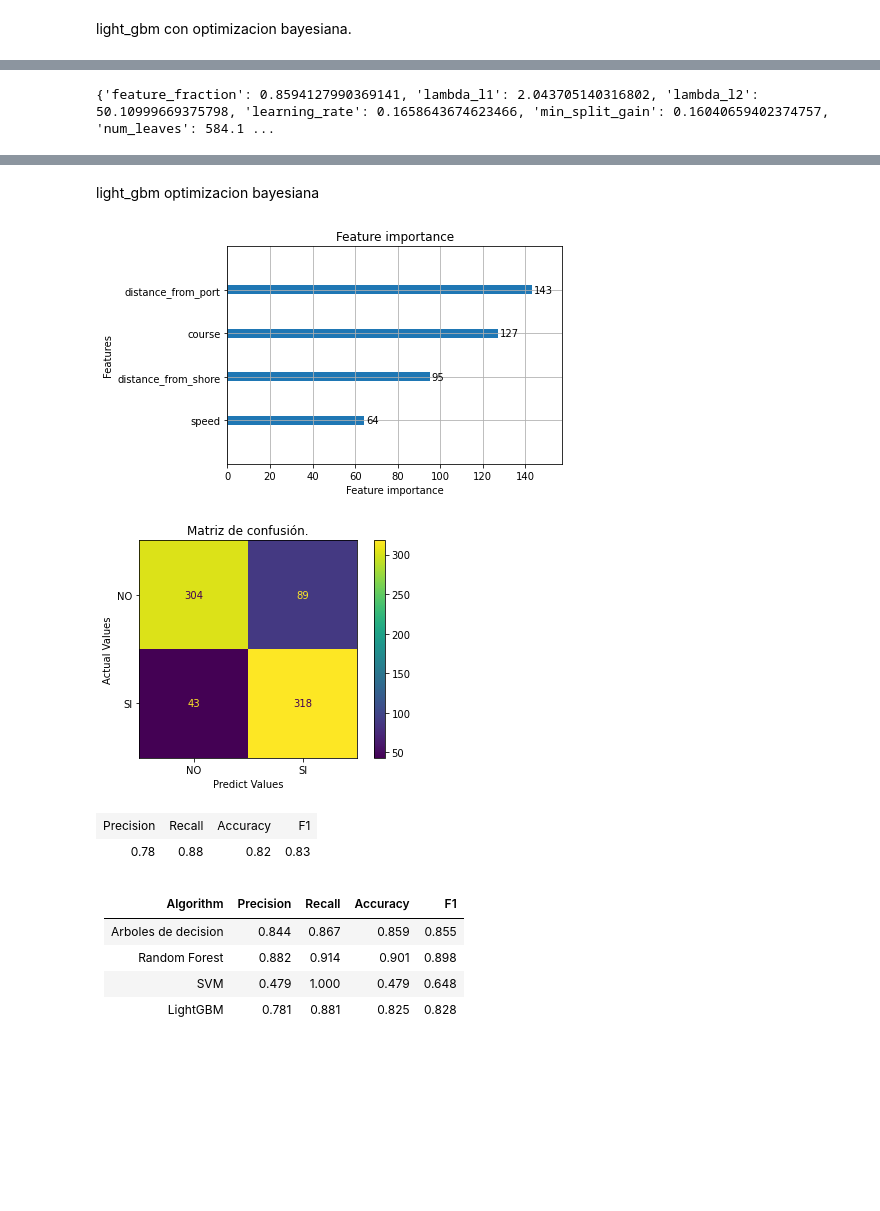
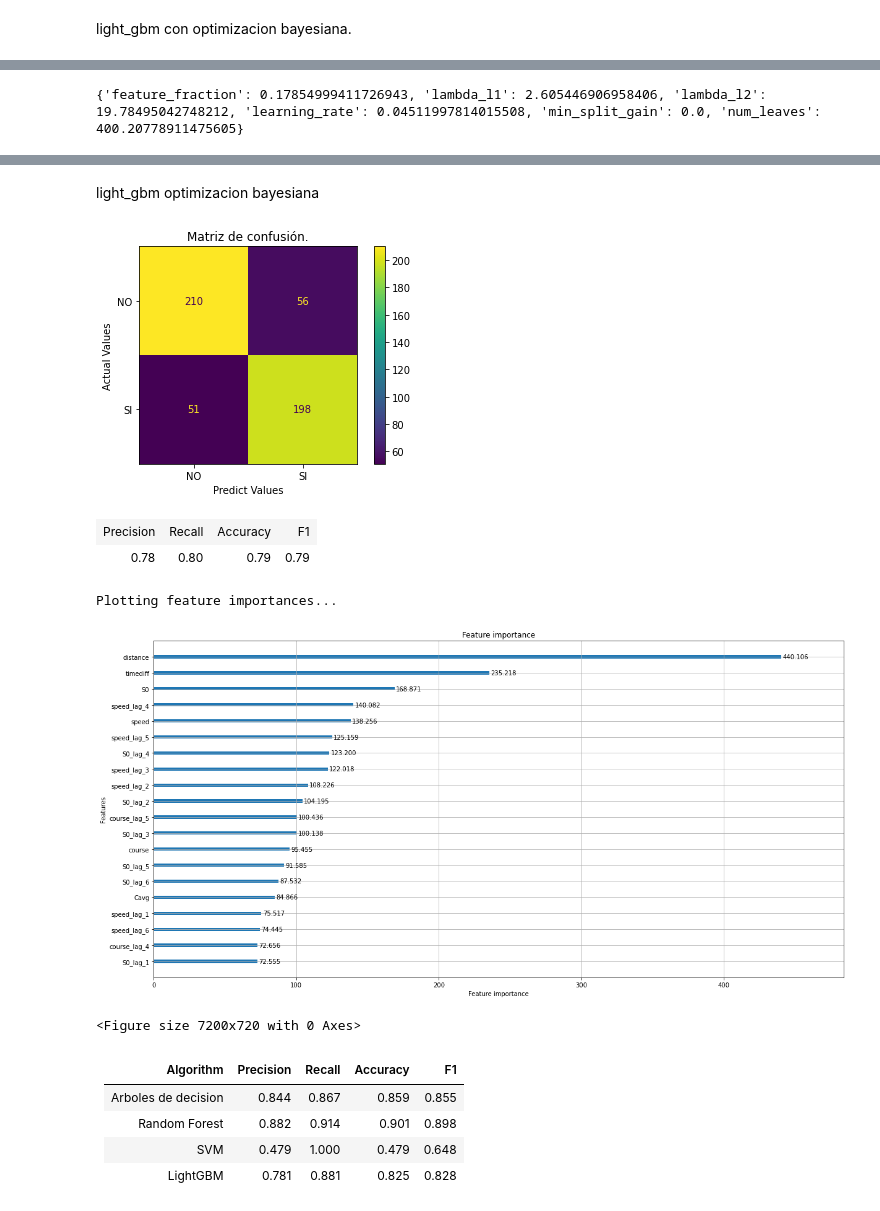
Before and after one commit to nmarcovecchio/tfi_itba_gfw, a Jupyter notebook: python/notebooks/tfi_con_FeatureEngenieering.ipynb, the cells around one changed output, grey strips where cells are left out. Cells and saved outputs as stored; diff of their text form; code cells hidden in the pictures; blank space fills up the shorter version.

Commit message:
added plot feature_importance

```diff
--- a/python/notebooks/tfi_con_FeatureEngenieering.ipynb
+++ b/python/notebooks/tfi_con_FeatureEngenieering.ipynb
@@ -120,6 +126,6 @@ fig = px.line_geo(df,lat='lat',lon='lon', hover_name="speed", color='is_fishing'
 fig.update_layout(title = 'asd', title_x=0.5,mapbox_style="open-street-map")
 fig.show()
 # %%
-df = df.drop(['mmsi', 'source','lat', 'lon','timestamp','source','datetime','Unnamed: 0'], axis = 1)
+df = df.drop(['mmsi', 'source','lat', 'lon','timestamp','source','datetime','Unnamed: 0','distance_from_shore','distance_from_port'], axis = 1)
 print(df)
 # %% [output]
@@ -457,7 +466,7 @@ def bayesion_opt_lgbm(X, y, init_iter=3, n_iters=7, random_state=11, seed = 101,
     optimizer.maximize(init_points=init_iter, n_iter=n_iters)
     return optimizer.max['params']
 
-parametros_optimos = bayesion_opt_lgbm(X, y, init_iter=1000, n_iters=20, random_state=50, seed = 40, num_iterations = 1000)
+parametros_optimos = bayesion_opt_lgbm(X, y, init_iter=1000, n_iters=99000, random_state=50, seed = 40, num_iterations = 1000)
 print(parametros_optimos)
 # %% [output]
 |   iter    |  target   | featur... | lambda_l1 | lambda_l2 | learni... | min_sp... | num_le... |
@@ -480,7 +489,7 @@ print(parametros_optimos)
 # %%
 print(parametros_optimos)
 # %% [output]
-{'feature_fraction': 0.8594127990369141, 'lambda_l1': 2.043705140316802, 'lambda_l2': 50.10999669375798, 'learning_rate': 0.1658643674623466, 'min_split_gain': 0.16040659402374757, 'num_leaves': 584.1 ...
+{'feature_fraction': 0.17854999411726943, 'lambda_l1': 2.605446906958406, 'lambda_l2': 19.78495042748212, 'learning_rate': 0.04511997814015508, 'min_split_gain': 0.0, 'num_leaves': 400.20778911475605}
 # %%
 #parametros_optimos['max_depth'] = int(round(parametros_optimos['max_depth']))
 parametros_optimos['num_leaves'] = int(round(parametros_optimos['num_leaves']))
@@ -499,7 +508,7 @@ dt = lgb.train(parametros_optimos,  dtrain,categorical_feature=[], verbose_eval
 
 #clf = lgb.fit(parametros_optimos,  dtrain,categorical_feature=[], verbose_eval =None, feval=lgb_r2_score)
 
-lgb.plot_importance(dt)
+#lgb.plot_importance(dt)
 
 y_pred = dt.predict(X_test)
 #if>=0.5 ---> 1
@@ -533,8 +542,17 @@ You can set `force_col_wise=true` to remove the overhead.
 light_gbm optimizacion bayesiana
-[figure, old version]
+[figure, new version]
-[figure, removed]
 | Precision | Recall | Accuracy | F1 |
-| 0.78 | 0.88 | 0.82 | 0.83 |
+| 0.78 | 0.80 | 0.79 | 0.79 |
+# %%
+print('Plotting feature importances...')
+ax = lgb.plot_importance(dt, max_num_features=20,importance_type ='gain',figsize=(20, 10) )
+plt.figure(figsize=(100, 10))
+
+plt.show()
+# %% [output]
+Plotting feature importances...
+[figure, added]
+<Figure size 7200x720 with 0 Axes>
 # %%
 from IPython.display import Markdown as md
 md(f'''| Algorithm     | Precision     | Recall        | Accuracy      | F1            |
```
Also changed, not shown: parts of 5 cells of this notebook, 1 other file.
